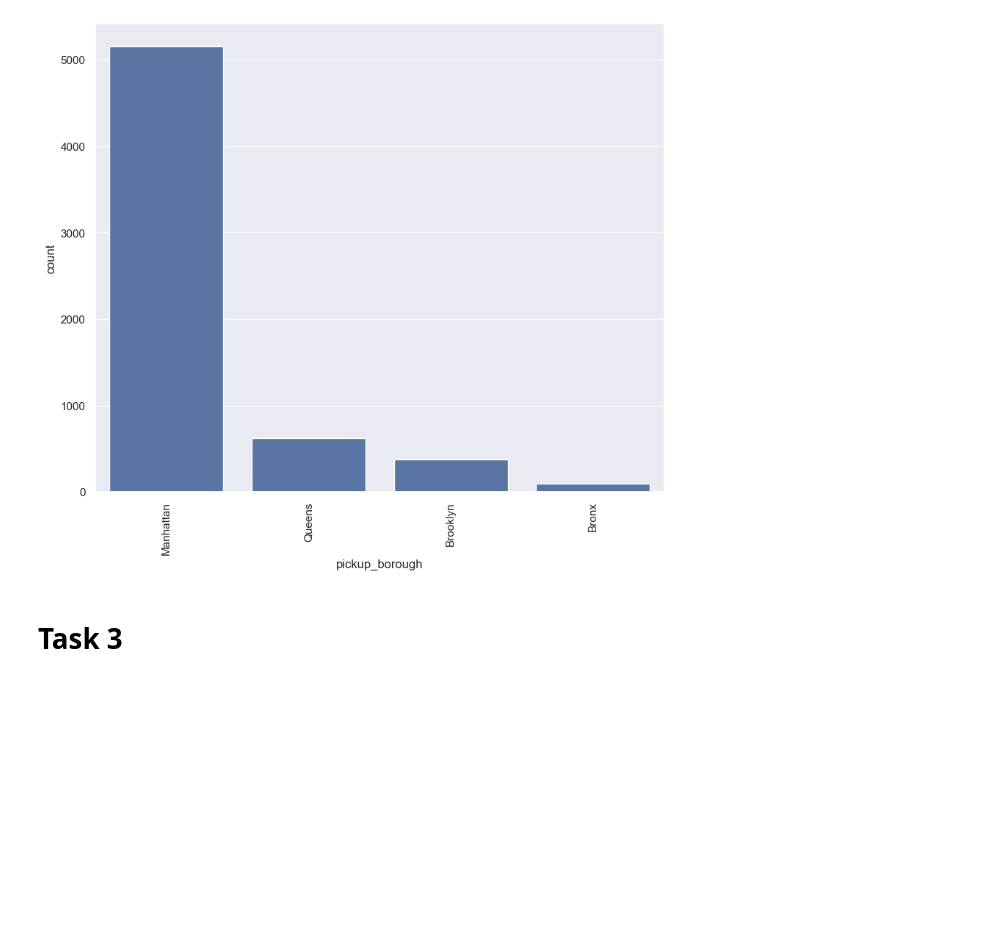
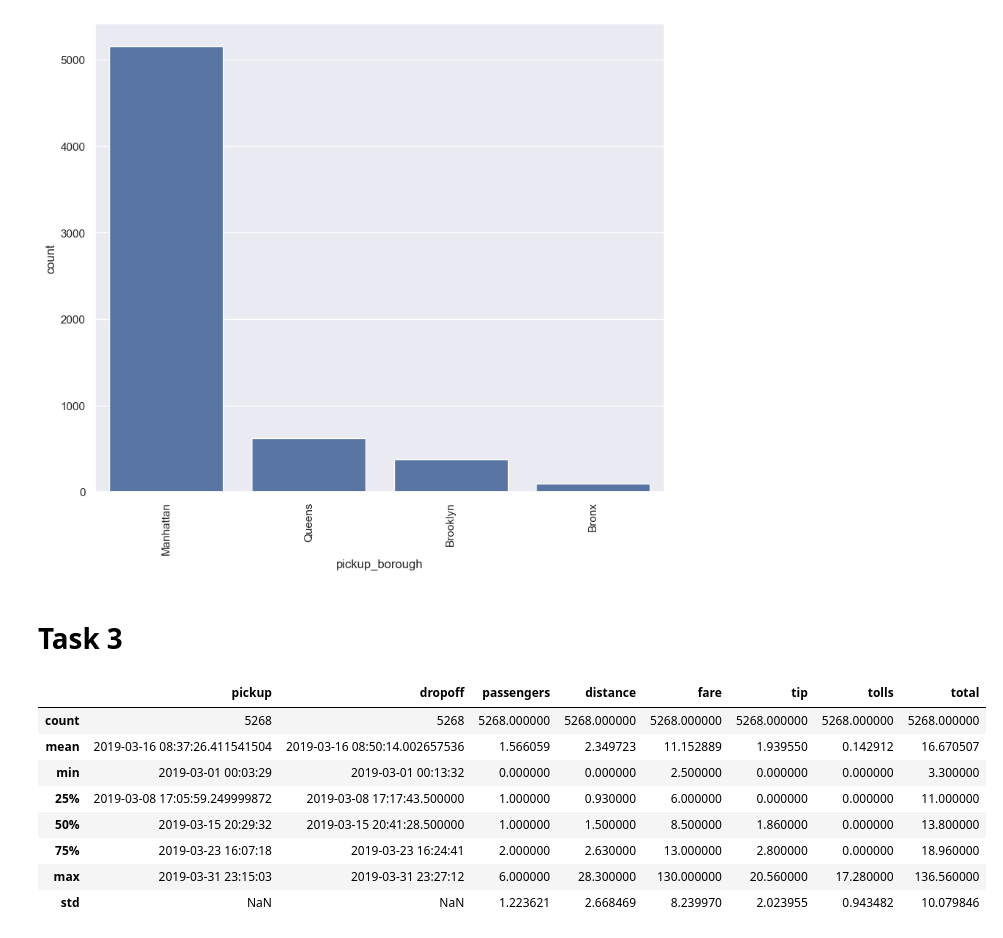
Before and after one commit to MagicalGlove/MachineLearning, a Jupyter notebook: Ola 1.ipynb, the cells around one changed output. Saved outputs shown, nothing was run; the diff lists cells and outputs as text; code cells hidden in the pictures; blank space fills up the shorter version.

```diff
--- a/Ola 1.ipynb
+++ b/Ola 1.ipynb
@@ -288,3 +308,16 @@ myplot.set_xticklabels(myplot.get_xticklabels(), rotation=90)
 [figure]
 # %% [markdown]
 # Task 3
+# %%
+mask = taxiData["pickup_borough"] == "Manhattan"
+taxiData[mask].describe()
+# %% [output]
+|  | pickup | dropoff | passengers | distance | fare | tip | tolls | total |
+| count | 5268 | 5268 | 5268.000000 | 5268.000000 | 5268.000000 | 5268.000000 | 5268.000000 | 5268.000000 |
+| mean | 2019-03-16 08:37:26.411541504 | 2019-03-16 08:50:14.002657536 | 1.566059 | 2.349723 | 11.152889 | 1.939550 | 0.142912 | 16.670507 |
+| min | 2019-03-01 00:03:29 | 2019-03-01 00:13:32 | 0.000000 | 0.000000 | 2.500000 | 0.000000 | 0.000000 | 3.300000 |
+| 25% | 2019-03-08 17:05:59.249999872 | 2019-03-08 17:17:43.500000 | 1.000000 | 0.930000 | 6.000000 | 0.000000 | 0.000000 | 11.000000 |
+| 50% | 2019-03-15 20:29:32 | 2019-03-15 20:41:28.500000 | 1.000000 | 1.500000 | 8.500000 | 1.860000 | 0.000000 | 13.800000 |
+| 75% | 2019-03-23 16:07:18 | 2019-03-23 16:24:41 | 2.000000 | 2.630000 | 13.000000 | 2.800000 | 0.000000 | 18.960000 |
+| max | 2019-03-31 23:15:03 | 2019-03-31 23:27:12 | 6.000000 | 28.300000 | 130.000000 | 20.560000 | 17.280000 | 136.560000 |
+| std | NaN | NaN | 1.223621 | 2.668469 | 8.239970 | 2.023955 | 0.943482 | 10.079846 |
```
Also changed, not shown: parts of 17 cells of this notebook.
